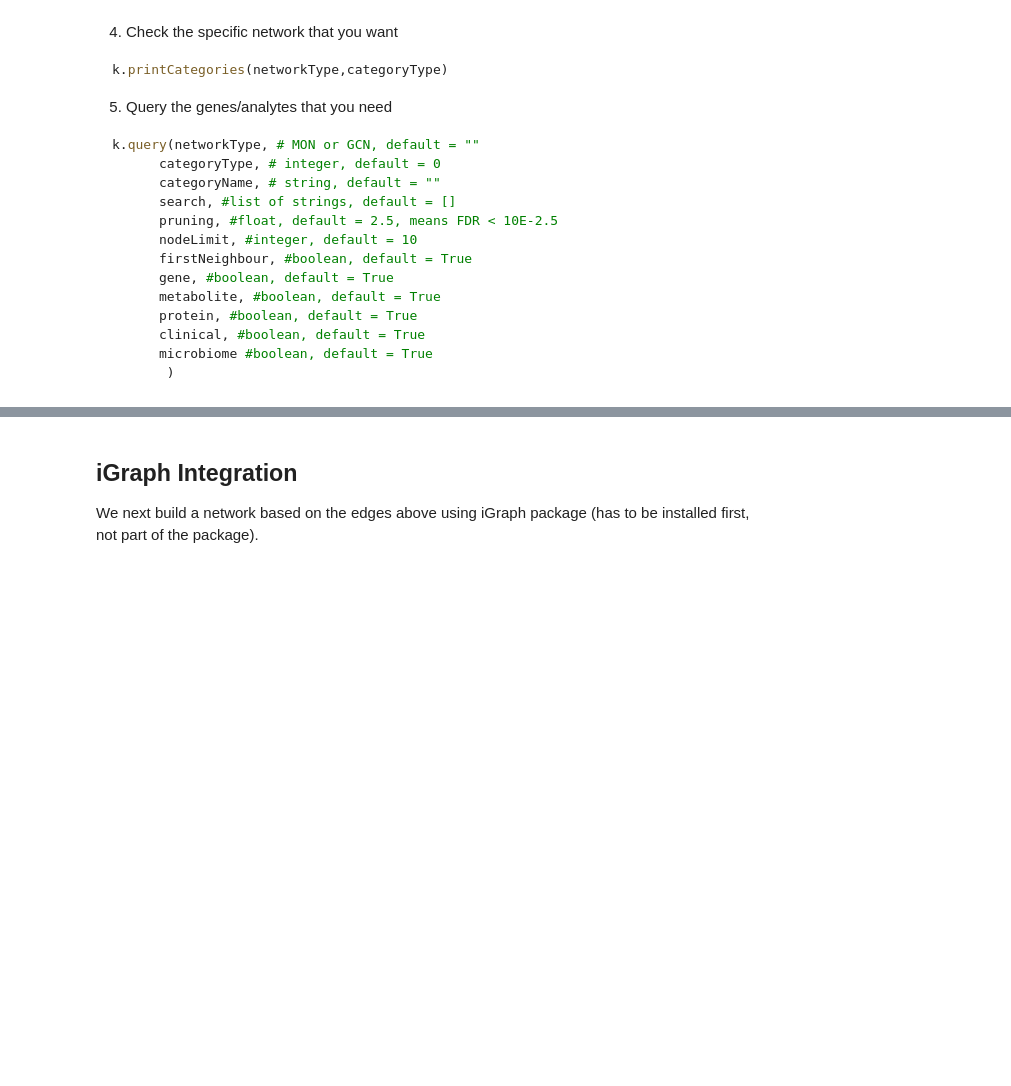
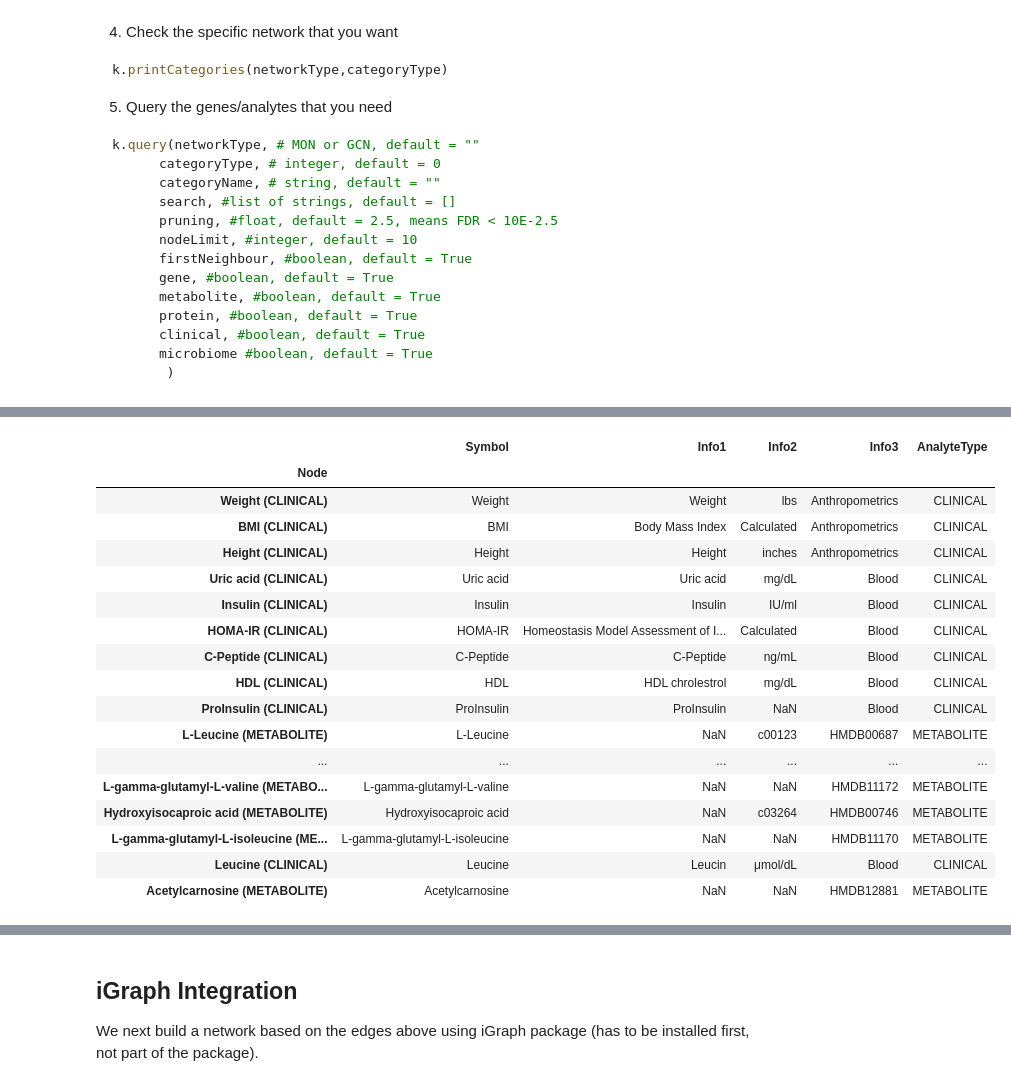
Before and after one commit to muharif/Inetmodels, a Jupyter notebook: API/API_test.ipynb, the cells around one changed output, grey strips where cells are left out. Cells and saved outputs as stored; diff of their text form; code cells hidden in the pictures; blank space fills up the shorter version.

```diff
--- a/API/API_test.ipynb
+++ b/API/API_test.ipynb
@@ -61,6 +135,25 @@ k.edges
 # %%
 #Nodes of the network. "index" is renamed to "node"
-k.nodes.rename_axis('node')
+k.nodes
+# %% [output]
+|  | Symbol | Info1 | Info2 | Info3 | AnalyteType |
+| Node |  |  |  |  |  |
+| Weight (CLINICAL) | Weight | Weight | lbs | Anthropometrics | CLINICAL |
+| BMI (CLINICAL) | BMI | Body Mass Index | Calculated | Anthropometrics | CLINICAL |
+| Height (CLINICAL) | Height | Height | inches | Anthropometrics | CLINICAL |
+| Uric acid (CLINICAL) | Uric acid | Uric acid | mg/dL | Blood | CLINICAL |
+| Insulin (CLINICAL) | Insulin | Insulin | IU/ml | Blood | CLINICAL |
+| HOMA-IR (CLINICAL) | HOMA-IR | Homeostasis Model Assessment of I... | Calculated | Blood | CLINICAL |
+| C-Peptide (CLINICAL) | C-Peptide | C-Peptide | ng/mL | Blood | CLINICAL |
+| HDL (CLINICAL) | HDL | HDL chrolestrol | mg/dL | Blood | CLINICAL |
+| ProInsulin (CLINICAL) | ProInsulin | ProInsulin | NaN | Blood | CLINICAL |
+| L-Leucine (METABOLITE) | L-Leucine | NaN | c00123 | HMDB00687 | METABOLITE |
+| ... | ... | ... | ... | ... | ... |
+| L-gamma-glutamyl-L-valine (METABO... | L-gamma-glutamyl-L-valine | NaN | NaN | HMDB11172 | METABOLITE |
+| Hydroxyisocaproic acid (METABOLITE) | Hydroxyisocaproic acid | NaN | c03264 | HMDB00746 | METABOLITE |
+| L-gamma-glutamyl-L-isoleucine (ME... | L-gamma-glutamyl-L-isoleucine | NaN | NaN | HMDB11170 | METABOLITE |
+| Leucine (CLINICAL) | Leucine | Leucin | μmol/dL | Blood | CLINICAL |
+| Acetylcarnosine (METABOLITE) | Acetylcarnosine | NaN | NaN | HMDB12881 | METABOLITE |
 # %%
 #Querying "FASN" and "PKLR" in Liver Cancer
 k.query('GCN',2,'Liver (LIHC)',search = ['FASN','PKLR'])
```
Also changed, not shown: parts of 12 cells of this notebook.
